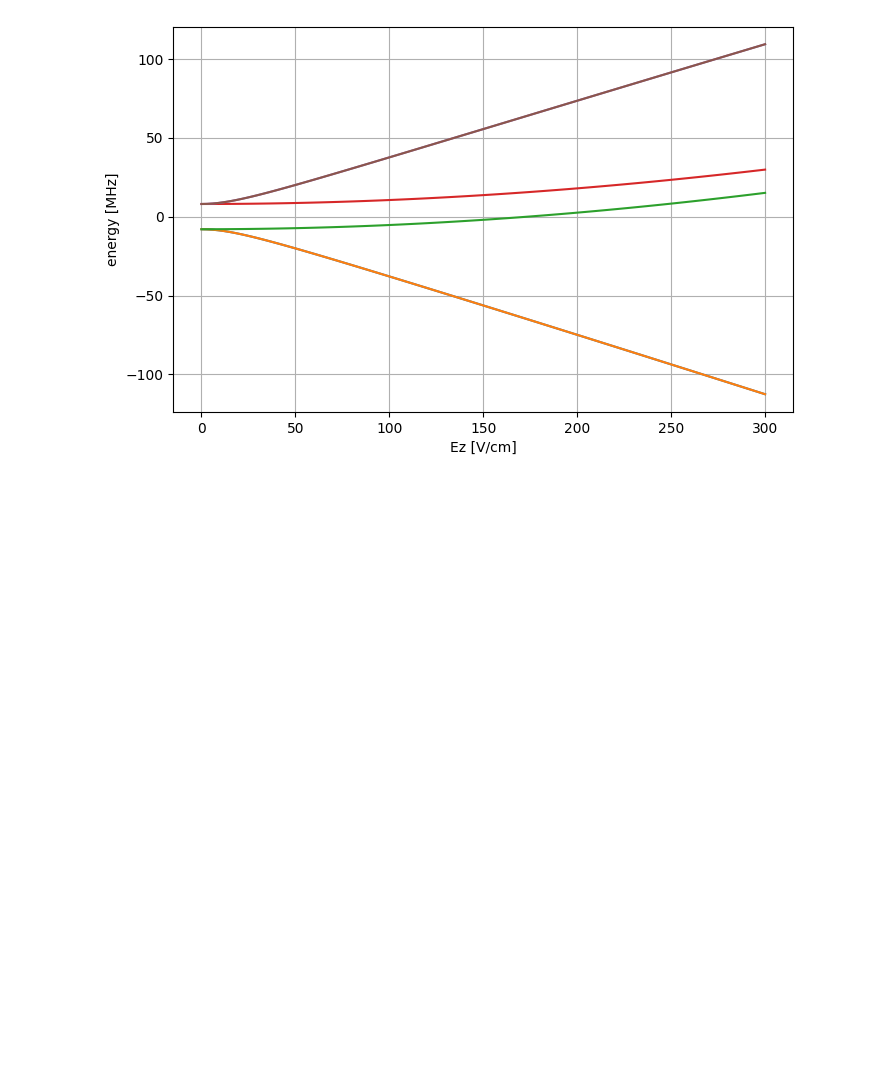
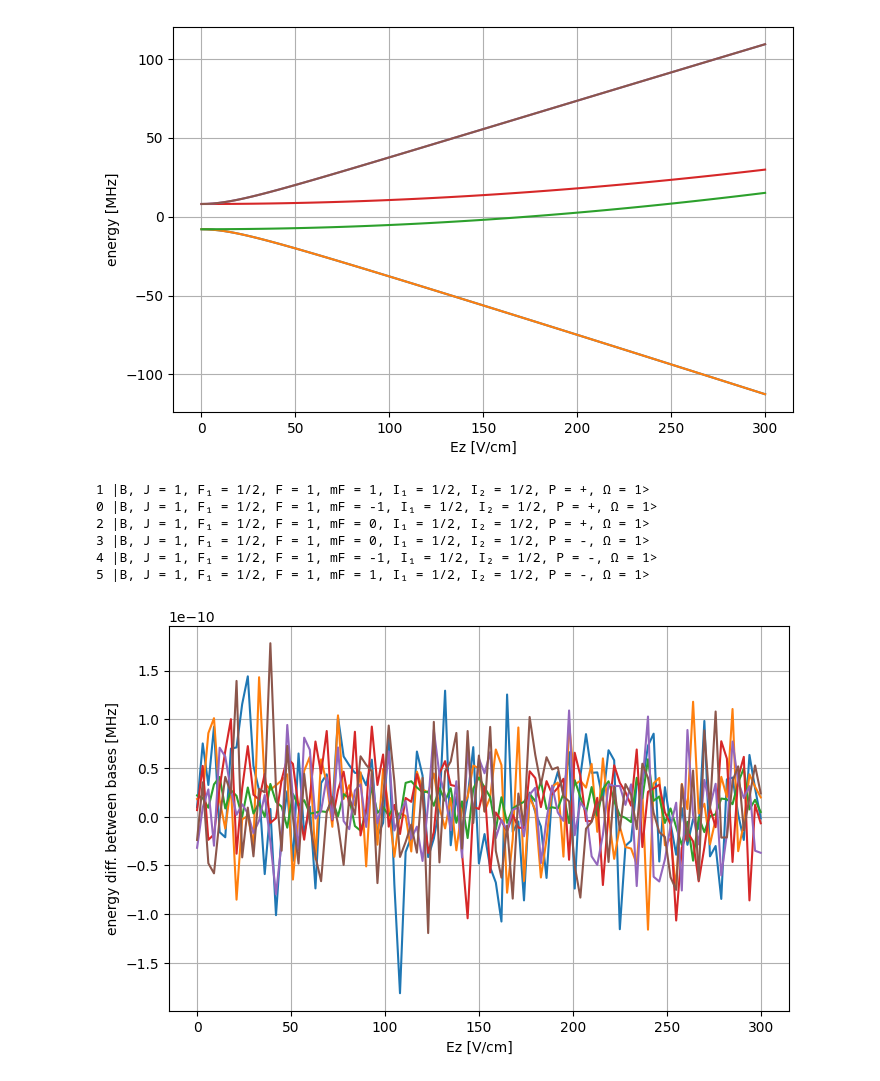
Before and after one commit to ograsdijk/CeNTREX-TlF-Hamiltonian, a Jupyter notebook: Examples/B_state_from_paper.ipynb, the cells around one changed output. Drawn from its saved outputs; the diff is of its cells as text; code cells hidden in the pictures; blank space fills up the shorter version.

Commit message:
show difference in calculated energies between the two bases

```diff
--- a/Examples/B_state_from_paper.ipynb
+++ b/Examples/B_state_from_paper.ipynb
@@ -64,6 +64,9 @@ ax.set_ylabel("energy [MHz]")
 ax.grid(True)
 # %% [output]
 [figure]
+# %%
+states_omega_basis = [QN_states[idx] for idx in indices]
+energy_omega_basis = y.copy()
 # %% [markdown]
 # Parity Basis
 # %%
@@ -125,3 +127,27 @@ ax.set_ylabel("energy [MHz]")
 ax.grid(True)
 # %% [output]
 [figure]
+# %%
+states_parity_basis = [QN_states[idx] for idx in indices]
+# %%
+indices_sorted = []
+for s in states_parity_basis:
+    for ido, so in enumerate([s.transform_to_parity_basis() for s in states_omega_basis]):
+        if s.largest == so.largest:
+            print(ido, s.largest)
+            indices_sorted.append(ido)
+# %% [output]
+1 |B, J = 1, F₁ = 1/2, F = 1, mF = 1, I₁ = 1/2, I₂ = 1/2, P = +, Ω = 1>
+0 |B, J = 1, F₁ = 1/2, F = 1, mF = -1, I₁ = 1/2, I₂ = 1/2, P = +, Ω = 1>
+2 |B, J = 1, F₁ = 1/2, F = 1, mF = 0, I₁ = 1/2, I₂ = 1/2, P = +, Ω = 1>
+3 |B, J = 1, F₁ = 1/2, F = 1, mF = 0, I₁ = 1/2, I₂ = 1/2, P = -, Ω = 1>
+4 |B, J = 1, F₁ = 1/2, F = 1, mF = -1, I₁ = 1/2, I₂ = 1/2, P = -, Ω = 1>
+5 |B, J = 1, F₁ = 1/2, F = 1, mF = 1, I₁ = 1/2, I₂ = 1/2, P = -, Ω = 1>
+# %%
+fig, ax = plt.subplots(figsize = (8,5))
+ax.plot(Ez, y - energy_omega_basis[:,indices_sorted])
+ax.set_xlabel("Ez [V/cm]")
+ax.set_ylabel("energy diff. between bases [MHz]")
+ax.grid(True)
+# %% [output]
+[figure, added]
```
Also changed, not shown: parts of 1 cell of this notebook.
